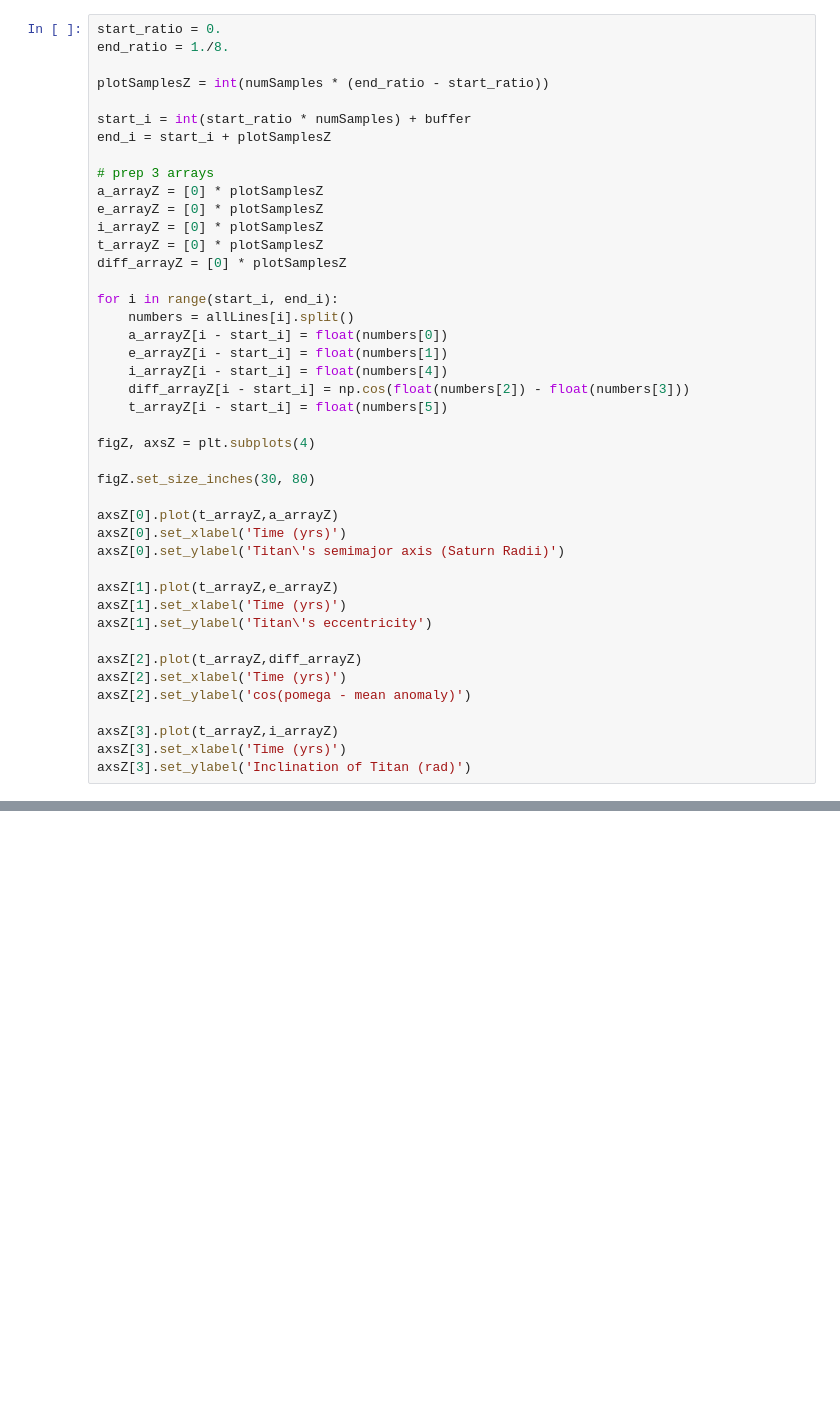
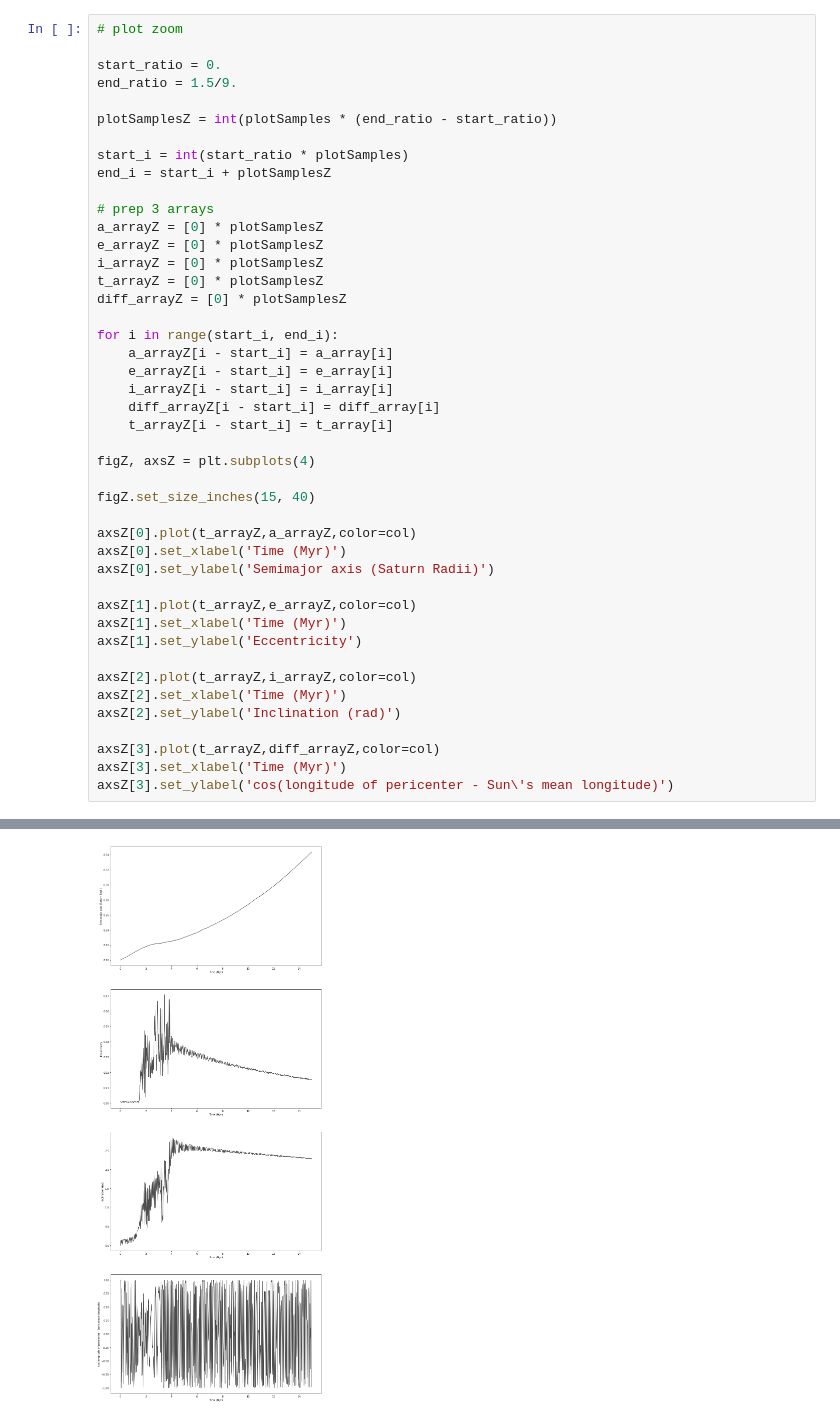
Before and after one commit to hdayuan/F21_JP_Titan-Sims, a Jupyter notebook: plot-titan.ipynb, the cells around one changed output, grey strips where cells are left out. Cells and saved outputs as stored; diff of their text form; blank space fills up the shorter version.

```diff
--- a/plot-titan.ipynb
+++ b/plot-titan.ipynb
@@ -117,10 +145,12 @@ if version_int == 5:
 # %%
+# plot zoom
+
 start_ratio = 0.
-end_ratio = 1./8.
+end_ratio = 1.5/9.
 
-plotSamplesZ = int(numSamples * (end_ratio - start_ratio))
+plotSamplesZ = int(plotSamples * (end_ratio - start_ratio))
 
-start_i = int(start_ratio * numSamples) + buffer
+start_i = int(start_ratio * plotSamples)
 end_i = start_i + plotSamplesZ
 
 # prep 3 arrays
@@ -131,30 +161,29 @@ t_arrayZ = [0] * plotSamplesZ
 diff_arrayZ = [0] * plotSamplesZ
 
 for i in range(start_i, end_i):
-    numbers = allLines[i].split()
-    a_arrayZ[i - start_i] = float(numbers[0])
-    e_arrayZ[i - start_i] = float(numbers[1])
-    i_arrayZ[i - start_i] = float(numbers[4])
-    diff_arrayZ[i - start_i] = np.cos(float(numbers[2]) - float(numbers[3]))
-    t_arrayZ[i - start_i] = float(numbers[5])
+    a_arrayZ[i - start_i] = a_array[i]
+    e_arrayZ[i - start_i] = e_array[i]
+    i_arrayZ[i - start_i] = i_array[i]
+    diff_arrayZ[i - start_i] = diff_array[i]
+    t_arrayZ[i - start_i] = t_array[i]
 
 figZ, axsZ = plt.subplots(4)
 
-figZ.set_size_inches(30, 80)
+figZ.set_size_inches(15, 40)
 
-axsZ[0].plot(t_arrayZ,a_arrayZ)
-axsZ[0].set_xlabel('Time (yrs)')
-axsZ[0].set_ylabel('Titan\'s semimajor axis (Saturn Radii)')
+axsZ[0].plot(t_arrayZ,a_arrayZ,color=col)
+axsZ[0].set_xlabel('Time (Myr)')
+axsZ[0].set_ylabel('Semimajor axis (Saturn Radii)')
 
-axsZ[1].plot(t_arrayZ,e_arrayZ)
-axsZ[1].set_xlabel('Time (yrs)')
-axsZ[1].set_ylabel('Titan\'s eccentricity')
+axsZ[1].plot(t_arrayZ,e_arrayZ,color=col)
+axsZ[1].set_xlabel('Time (Myr)')
+axsZ[1].set_ylabel('Eccentricity')
 
-axsZ[2].plot(t_arrayZ,diff_arrayZ)
-axsZ[2].set_xlabel('Time (yrs)')
-axsZ[2].set_ylabel('cos(pomega - mean anomaly)')
+axsZ[2].plot(t_arrayZ,i_arrayZ,color=col)
+axsZ[2].set_xlabel('Time (Myr)')
+axsZ[2].set_ylabel('Inclination (rad)')
 
-axsZ[3].plot(t_arrayZ,i_arrayZ)
-axsZ[3].set_xlabel('Time (yrs)')
-axsZ[3].set_ylabel('Inclination of Titan (rad)')
+axsZ[3].plot(t_arrayZ,diff_arrayZ,color=col)
+axsZ[3].set_xlabel('Time (Myr)')
+axsZ[3].set_ylabel('cos(longitude of pericenter - Sun\'s mean longitude)')
 # %% [output]
@@ -162,3 +191,4 @@ NameError: name 'allLines' is not defined
+[figure, added]
 # %%
 # Plot eccentricity decay timescale over time
 G = 6.67e-11 # G in SI units ****
```
Also changed, not shown: parts of 6 cells of this notebook, 2 other files.
